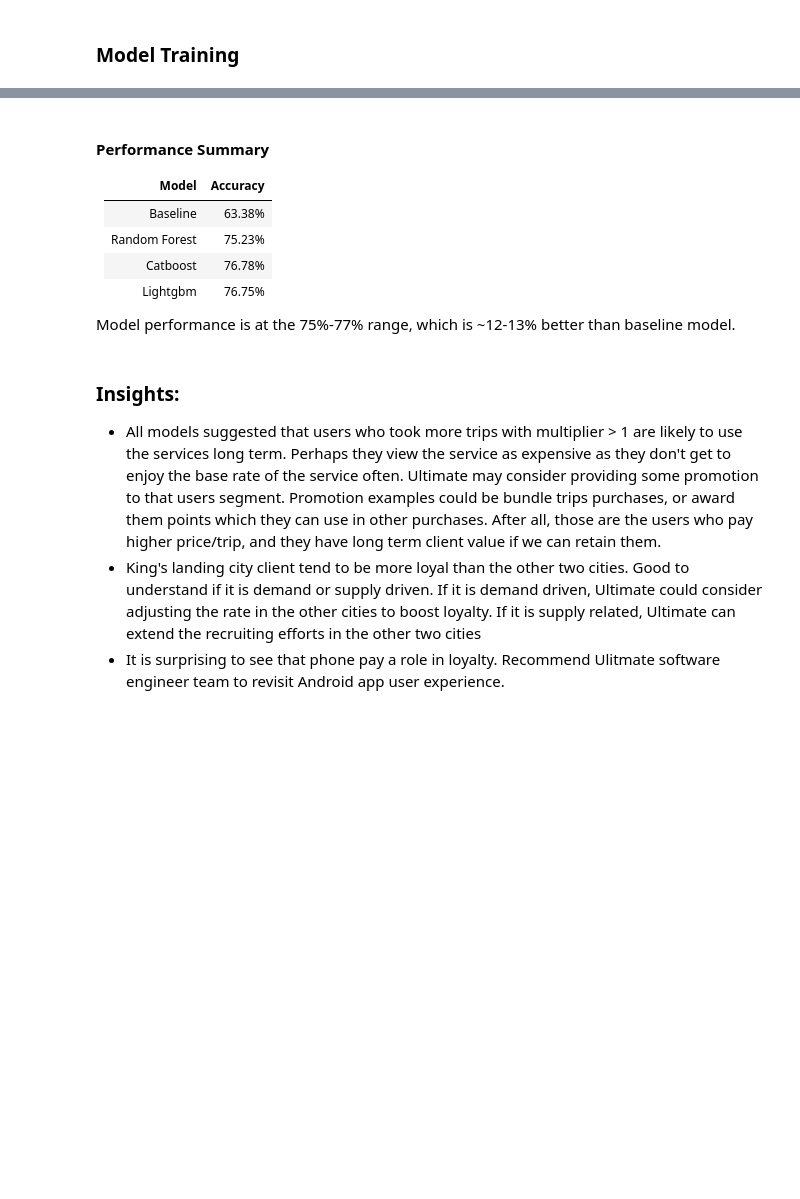
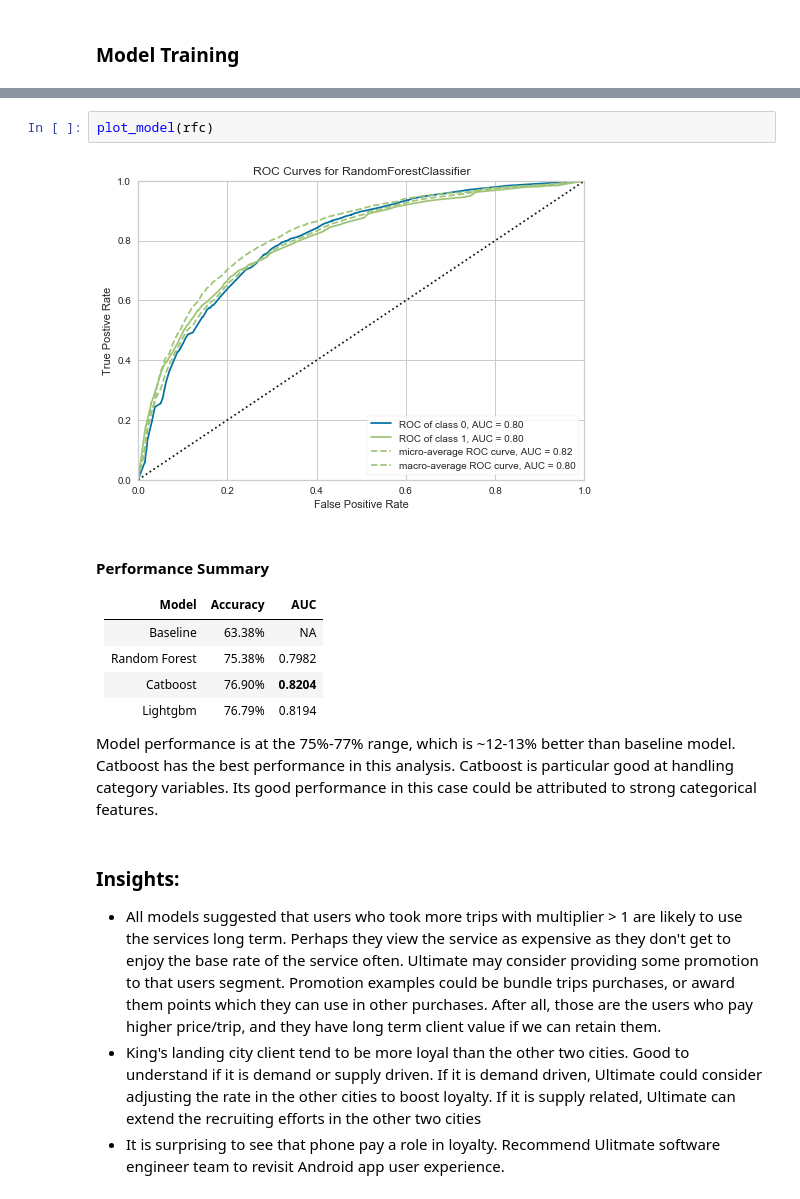
Before and after one commit to sittingman/takehome_proj, a Jupyter notebook: ultimate_challenge/part_3.ipynb, the cells around one changed output, grey strips where cells are left out. Cells and saved outputs as stored; diff of their text form; blank space fills up the shorter version.

```diff
--- a/ultimate_challenge/part_3.ipynb
+++ b/ultimate_challenge/part_3.ipynb
@@ -340,14 +348,20 @@ interpret_model(rfc)
+# %%
+plot_model(rfc)
+# %% [output]
+[figure, added]
 # %% [markdown]
 #### Performance Summary
 
-|Model | Accuracy |
-| --- | --- |
-| Baseline | 63.38% |
-| Random Forest | 75.23% |
-| Catboost | 76.78% |
-| Lightgbm | 76.75%|
+|Model | Accuracy | AUC |
+| --- | --- | --- |
+| Baseline | 63.38% | NA |
+| Random Forest | 75.38% | 0.7982 |
+| Catboost | 76.90% | **0.8204** |
+| Lightgbm | 76.79%| 0.8194 |
 
 Model performance is at the 75%-77% range, which is ~12-13% better than baseline model.
+<br>
+Catboost has the best performance in this analysis. Catboost is particular good at handling category variables. Its good performance in this case could be attributed to strong categorical features.
 # %% [markdown]
 ### Insights:
 
```
Also changed, not shown: parts of 11 cells of this notebook.
